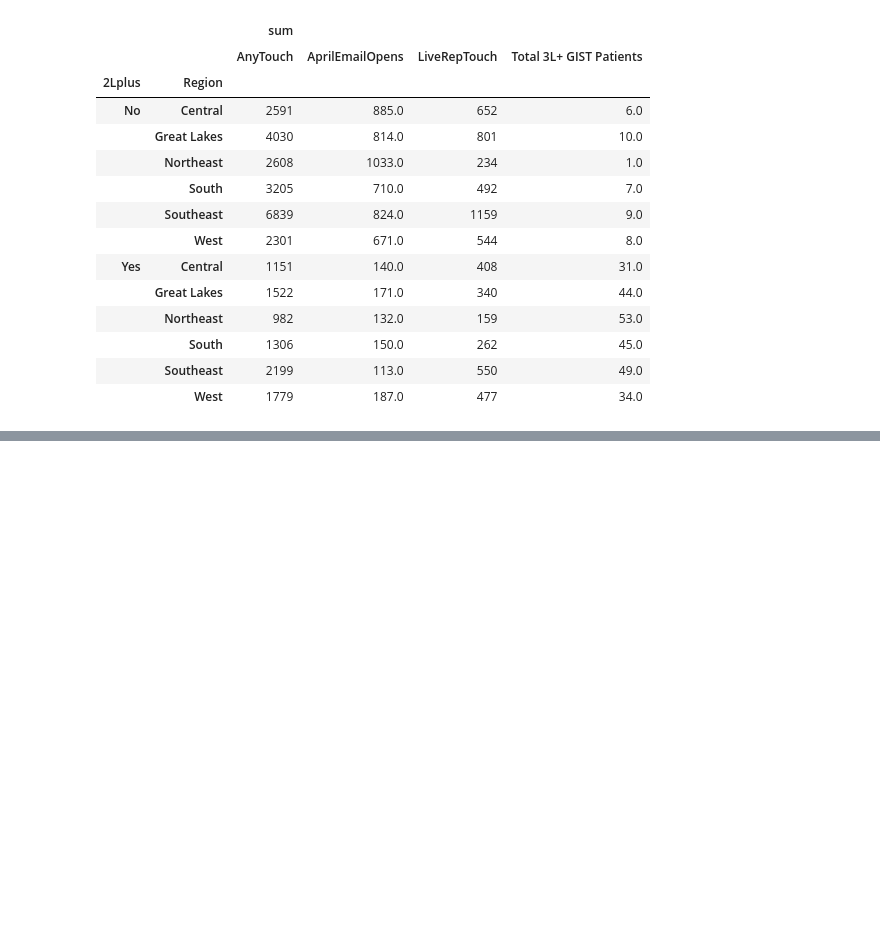
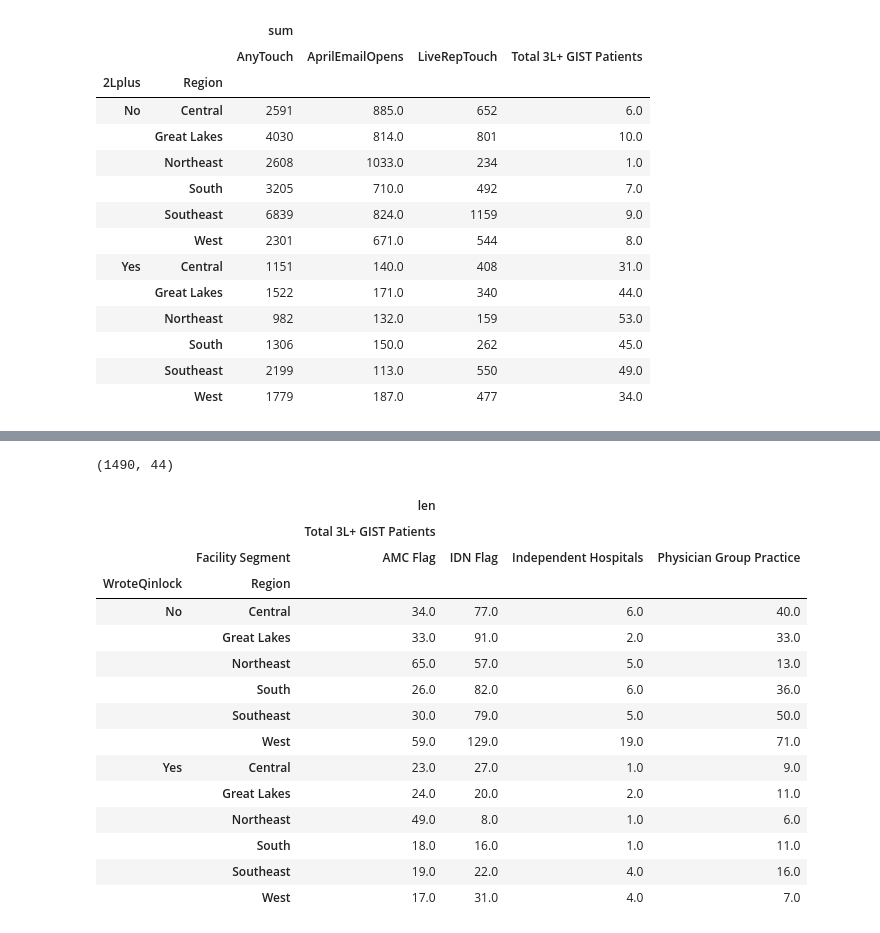
Before and after one commit to xthomas/dataviz, a Jupyter notebook: podcastcount/regions_01.ipynb, the cells around one changed output, grey strips where cells are left out. Cells and saved outputs as stored; diff of their text form; code cells hidden in the pictures; blank space fills up the shorter version.

```diff
--- a/podcastcount/regions_01.ipynb
+++ b/podcastcount/regions_01.ipynb
@@ -197,0 +221,28 @@ table
+# %%
+secondlineplus = df[df["2Lplus"] == "Yes"]
+secondlineplus.shape
+# %% [output]
+(1490, 44)
+# %%
+scripts = pd.pivot_table(secondlineplus,index=["WroteQinlock","Region"],
+                values=["Total 3L+ GIST Patients"],
+                columns=["Facility Segment"],
+                aggfunc=[len])
+scripts
+# %% [output]
+|  |  | len |  |  |  |
+|  |  | Total 3L+ GIST Patients |  |  |  |
+|  | Facility Segment | AMC Flag | IDN Flag | Independent Hospitals | Physician Group Practice |
+| WroteQinlock | Region |  |  |  |  |
+| No | Central | 34.0 | 77.0 | 6.0 | 40.0 |
+|  | Great Lakes | 33.0 | 91.0 | 2.0 | 33.0 |
+|  | Northeast | 65.0 | 57.0 | 5.0 | 13.0 |
+|  | South | 26.0 | 82.0 | 6.0 | 36.0 |
+|  | Southeast | 30.0 | 79.0 | 5.0 | 50.0 |
+|  | West | 59.0 | 129.0 | 19.0 | 71.0 |
+| Yes | Central | 23.0 | 27.0 | 1.0 | 9.0 |
+|  | Great Lakes | 24.0 | 20.0 | 2.0 | 11.0 |
+|  | Northeast | 49.0 | 8.0 | 1.0 | 6.0 |
+|  | South | 18.0 | 16.0 | 1.0 | 11.0 |
+|  | Southeast | 19.0 | 22.0 | 4.0 | 16.0 |
+|  | West | 17.0 | 31.0 | 4.0 | 7.0 |
```
Also changed, not shown: parts of 4 cells of this notebook.
